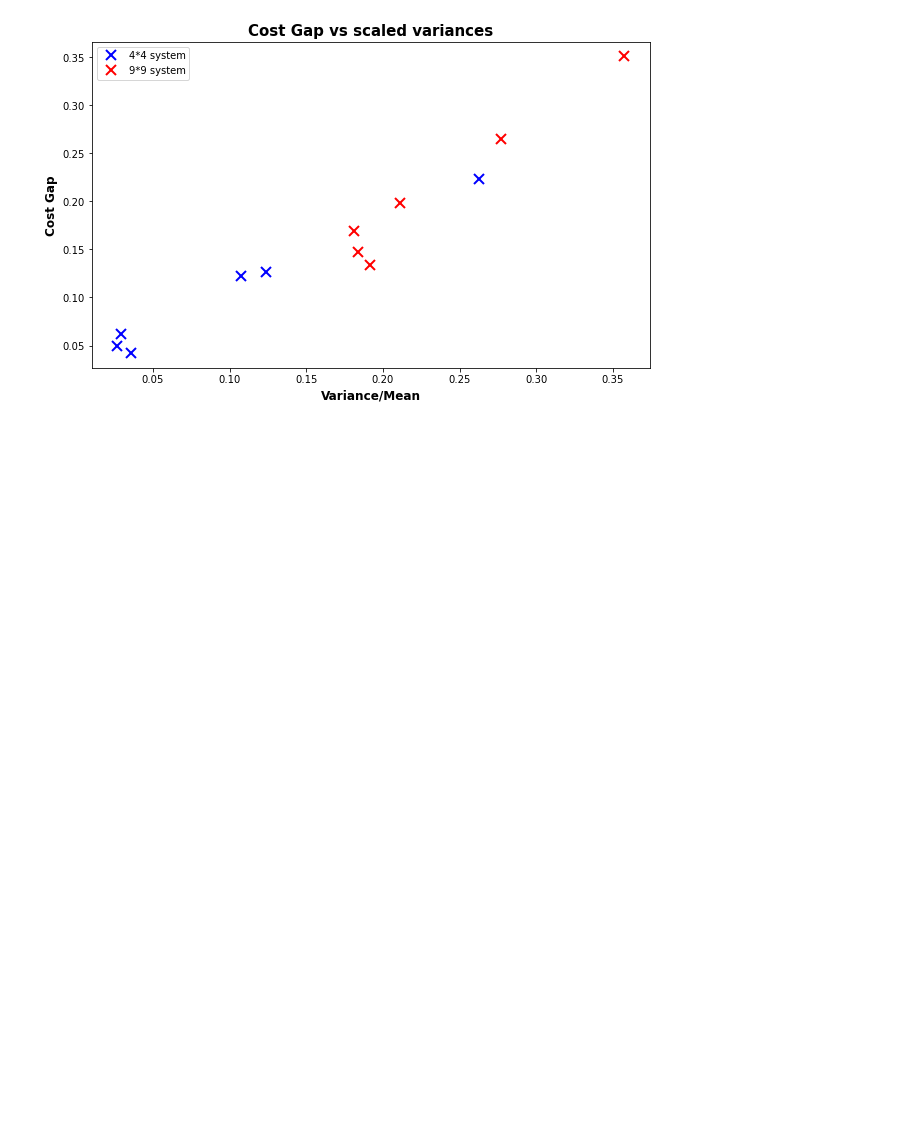
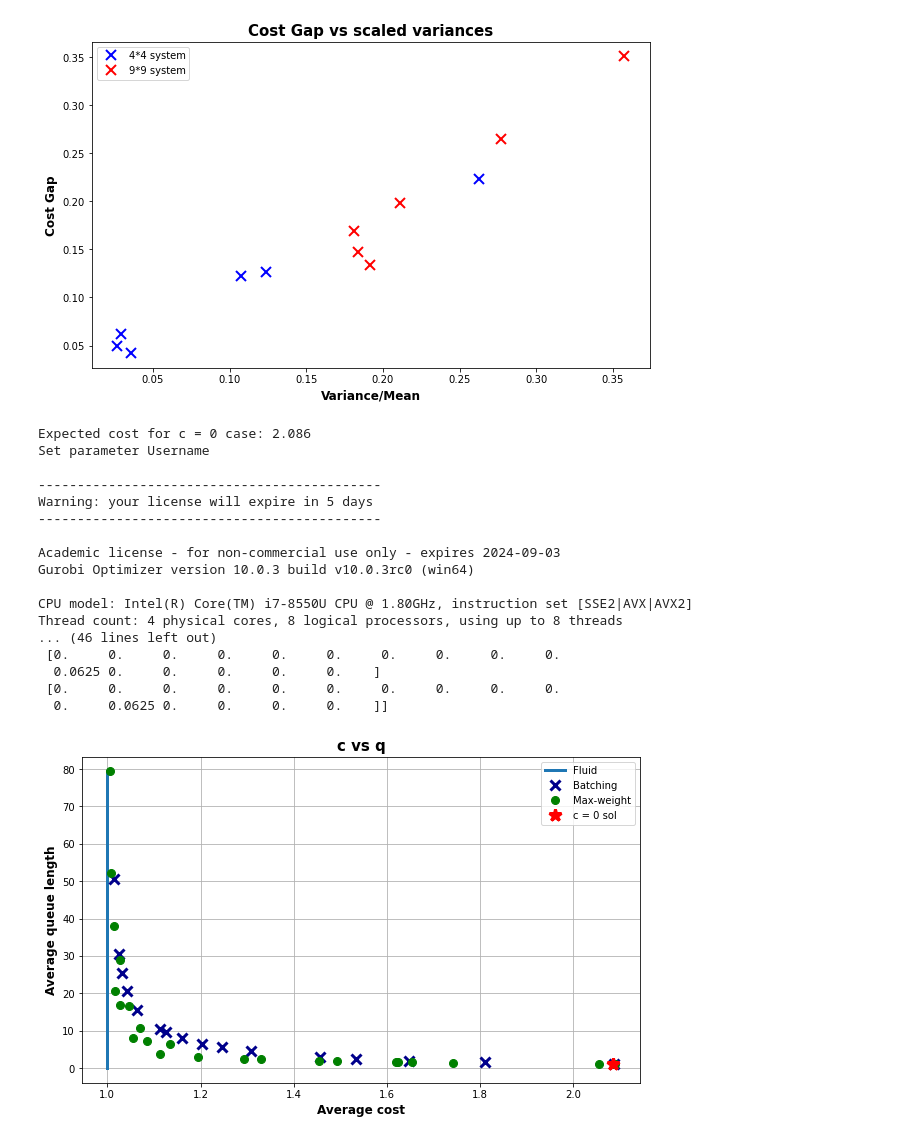
Before and after one commit to mew-two-github/Spatial-Matching-Simulations, a Jupyter notebook: diag-weight-increase.ipynb, the cells around one changed output. Cells and saved outputs as stored; diff of their text form; code cells hidden in the pictures; blank space fills up the shorter version.

```diff
--- a/diag-weight-increase.ipynb
+++ b/diag-weight-increase.ipynb
@@ -470,3 +470,25 @@ plt.title("Cost Gap vs scaled variances", weight='bold',fontsize=15)
 plt.show()
 # %% [output]
 [figure]
+# %%
+file_name = "sim_paths_spatial_uniform_16_W_1.25.pkl"
+plot_from_sim_paths(file_name)
+# %% [output]
+Expected cost for c = 0 case: 2.086
+Set parameter Username
+
+--------------------------------------------
+Warning: your license will expire in 5 days
+--------------------------------------------
+
+Academic license - for non-commercial use only - expires 2024-09-03
+Gurobi Optimizer version 10.0.3 build v10.0.3rc0 (win64)
+
+CPU model: Intel(R) Core(TM) i7-8550U CPU @ 1.80GHz, instruction set [SSE2|AVX|AVX2]
+Thread count: 4 physical cores, 8 logical processors, using up to 8 threads
+... (46 lines left out)
+ [0.     0.     0.     0.     0.     0.     0.     0.     0.     0.
+  0.0625 0.     0.     0.     0.     0.    ]
+ [0.     0.     0.     0.     0.     0.     0.     0.     0.     0.
+  0.     0.0625 0.     0.     0.     0.    ]]
+[figure, added]
```
Also changed, not shown: parts of 9 cells of this notebook, 7 other files.
